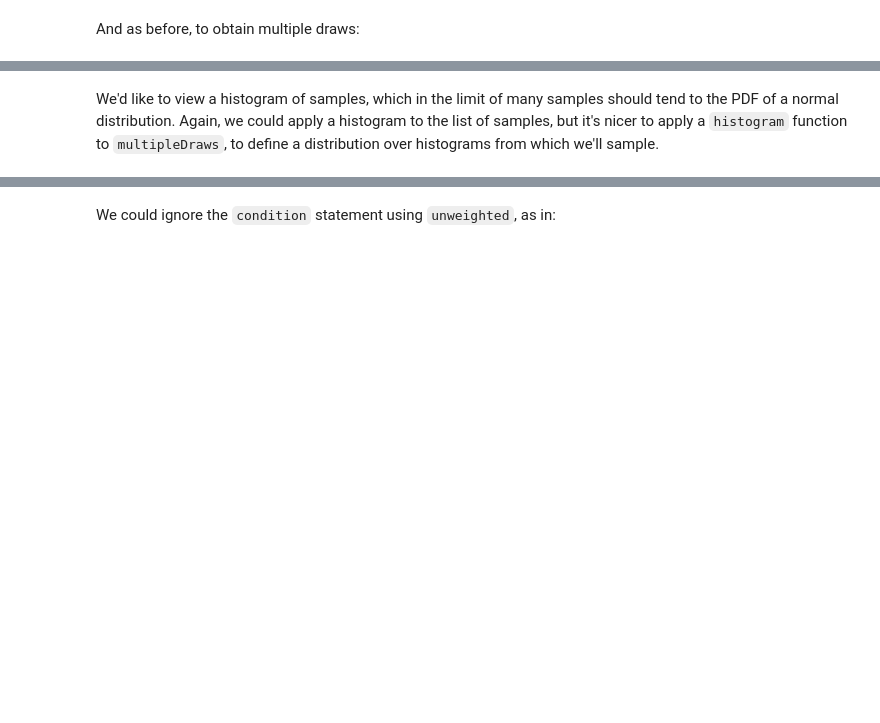
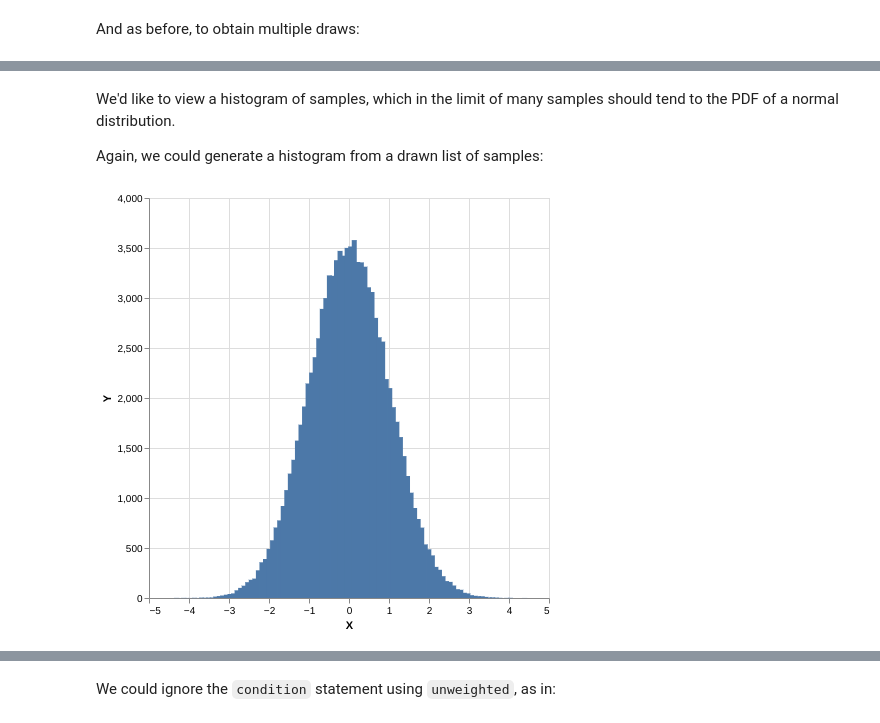
Before and after one commit to tweag/monad-bayes, a Jupyter notebook: notebooks/tutorials/Sampling.ipynb, the cells around one changed output, grey strips where cells are left out. Cells and saved outputs as stored; diff of their text form; code cells hidden in the pictures; blank space fills up the shorter version.

```diff
--- a/notebooks/tutorials/Sampling.ipynb
+++ b/notebooks/tutorials/Sampling.ipynb
@@ -99,2 +108,11 @@ draws2
 # %% [markdown]
-We'd like to view a histogram of samples, which in the limit of many samples should tend to the PDF of a normal distribution. Again, we could apply a histogram to the list of samples, but it's nicer to apply a `histogram` function to `multipleDraws`, to define a distribution over histograms from which we'll sample.
+We'd like to view a histogram of samples, which in the limit of many samples should tend to the PDF of a normal distribution.
+
+Again, we could generate a histogram from a drawn list of samples:
+# %%
+constWeight = 1 :: Log Double
+
+samples <- sampler $  replicateM 100000 ((,constWeight) <$> model2)
+plot . histogramToList . histogram 100 $ samples
+# %% [output]
+[figure, added]
```
Also changed, not shown: parts of 28 cells of this notebook, 1 other file.
